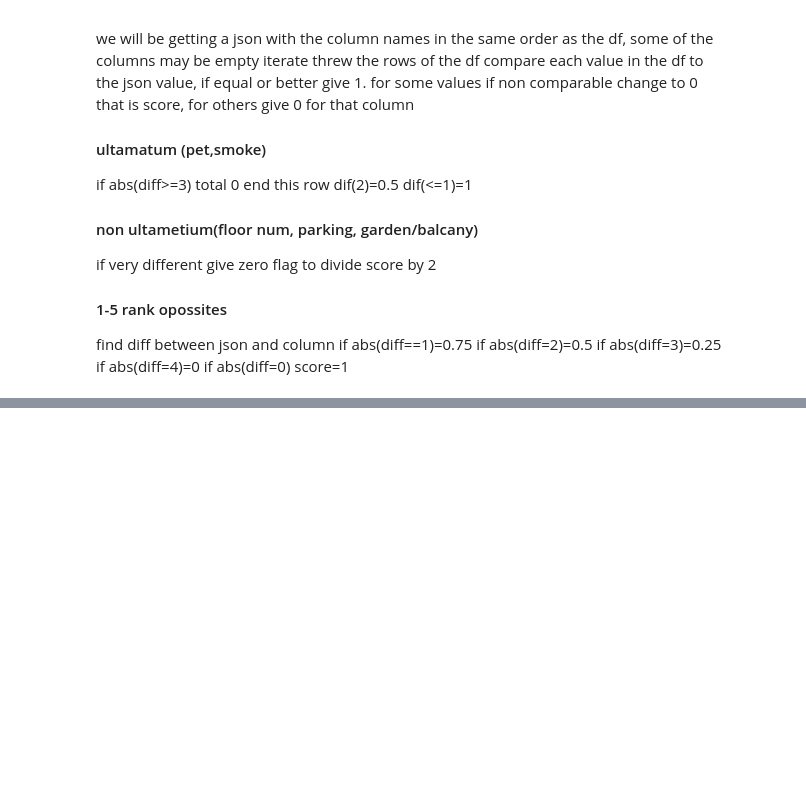
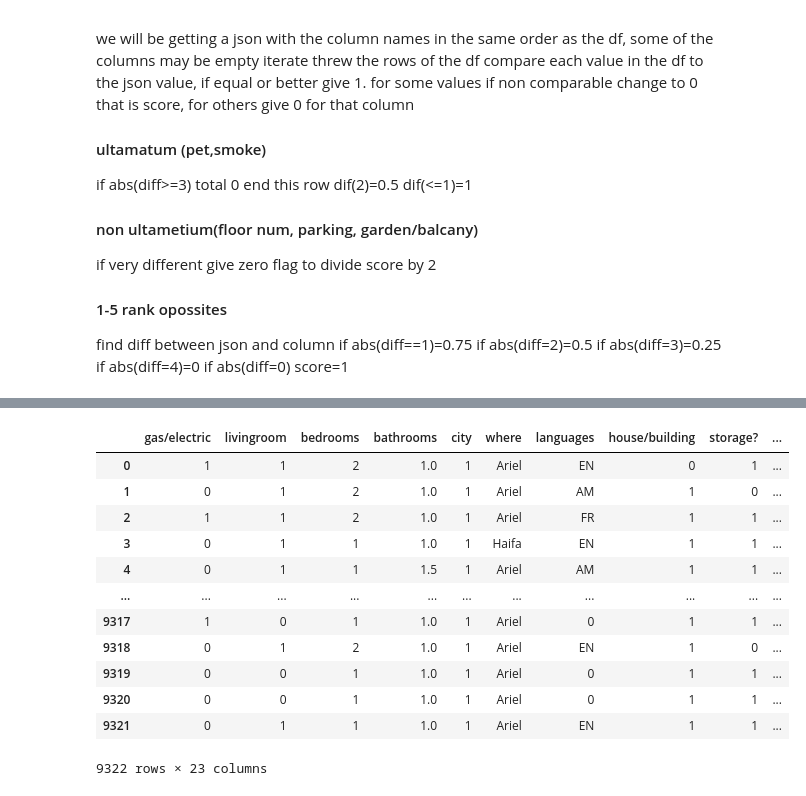
Before and after one commit to TaliaSeada/Hachathon_May22, a Jupyter notebook: Hackathon.ipynb, the cells around one changed output, grey strips where cells are left out. Cells and saved outputs as stored; diff of their text form; code cells hidden in the pictures; blank space fills up the shorter version.

```diff
--- a/Hackathon.ipynb
+++ b/Hackathon.ipynb
@@ -170,0 +200,18 @@ building.to_csv(r'C:\Users\talia\Hackathon\Hachathon_May22\building_updated.csv'
+# %%
+building = pd.read_csv(r'building_updated.csv')
+building.drop("Unnamed: 0", inplace=True, axis=1)
+building
+# %% [output]
+|  | gas/electric | livingroom | bedrooms | bathrooms | city | where | languages | house/building | storage? | ... |
+| 0 | 1 | 1 | 2 | 1.0 | 1 | Ariel | EN | 0 | 1 | ... |
+| 1 | 0 | 1 | 2 | 1.0 | 1 | Ariel | AM | 1 | 0 | ... |
+| 2 | 1 | 1 | 2 | 1.0 | 1 | Ariel | FR | 1 | 1 | ... |
+| 3 | 0 | 1 | 1 | 1.0 | 1 | Haifa | EN | 1 | 1 | ... |
+| 4 | 0 | 1 | 1 | 1.5 | 1 | Ariel | AM | 1 | 1 | ... |
+| ... | ... | ... | ... | ... | ... | ... | ... | ... | ... | ... |
+| 9317 | 1 | 0 | 1 | 1.0 | 1 | Ariel | 0 | 1 | 1 | ... |
+| 9318 | 0 | 1 | 2 | 1.0 | 1 | Ariel | EN | 1 | 0 | ... |
+| 9319 | 0 | 0 | 1 | 1.0 | 1 | Ariel | 0 | 1 | 1 | ... |
+| 9320 | 0 | 0 | 1 | 1.0 | 1 | Ariel | 0 | 1 | 1 | ... |
+| 9321 | 0 | 1 | 1 | 1.0 | 1 | Ariel | EN | 1 | 1 | ... |
+9322 rows × 23 columns
```
Also changed, not shown: parts of 34 cells of this notebook.
